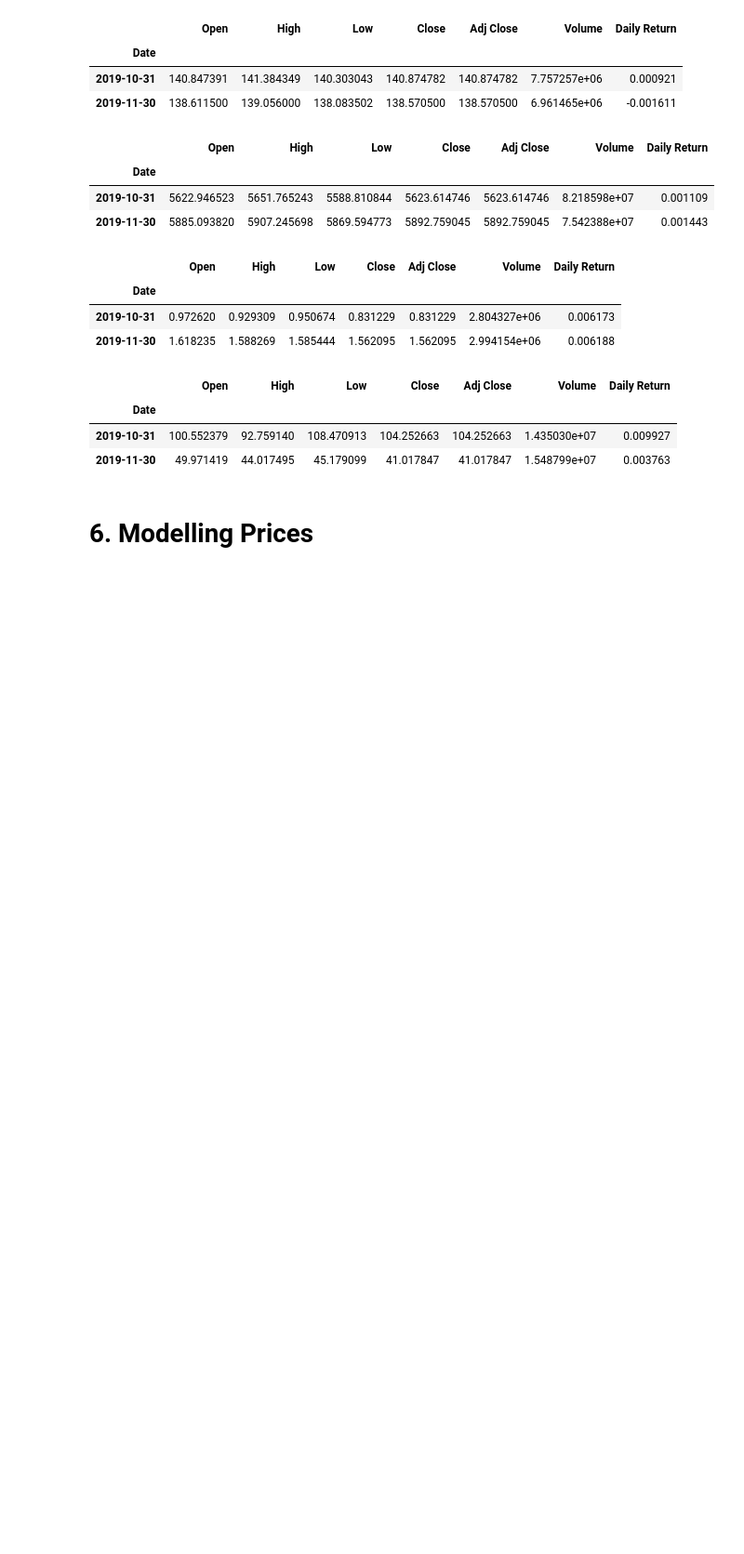
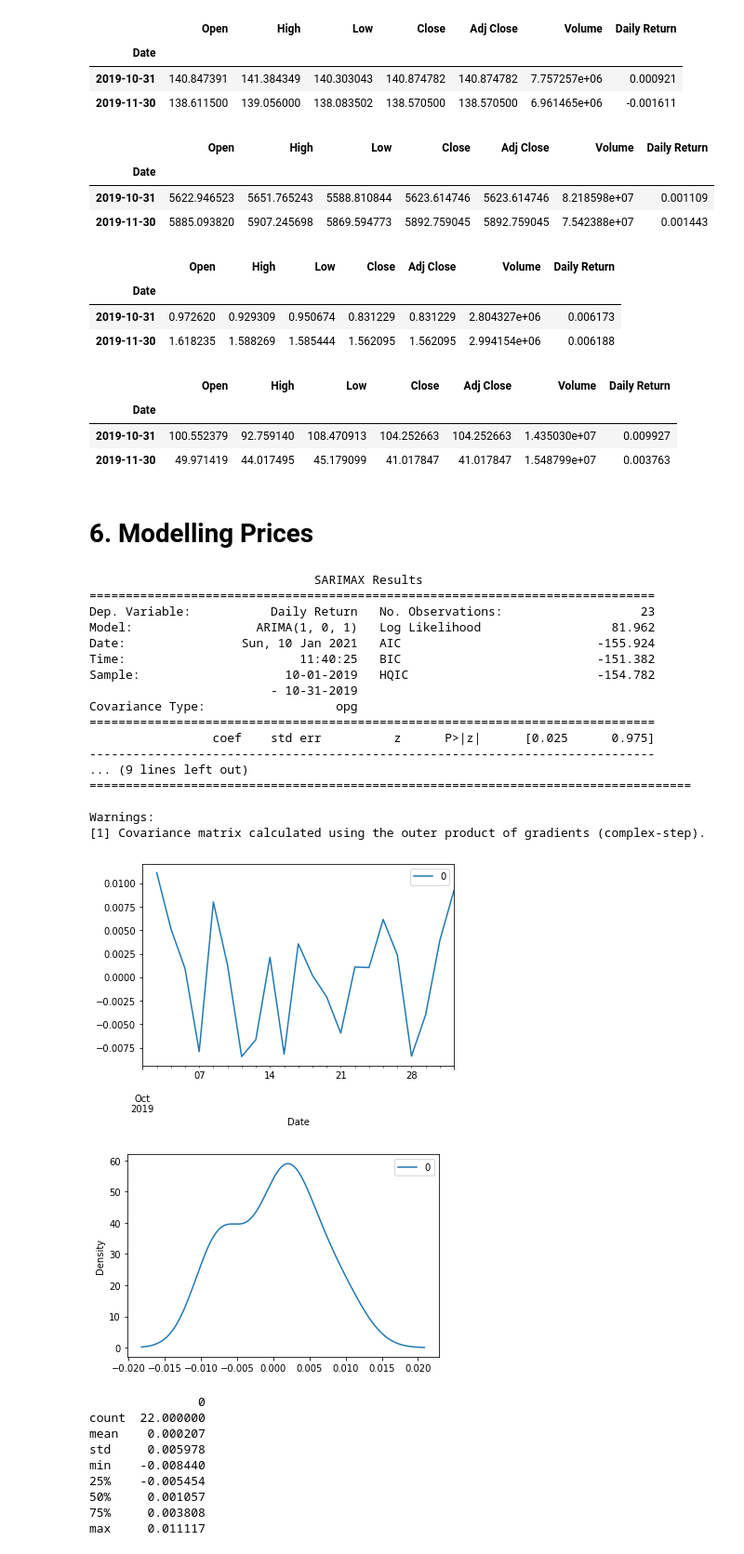
Before and after one commit to fabulouskorex/econometrics-WQU, a Jupyter notebook: Econometrics - Submission 1.ipynb, the cells around one changed output. Shown at 93% size. Saved outputs shown, nothing was run; the diff lists cells and outputs as text; code cells hidden in the pictures; blank space fills up the shorter version.

```diff
--- a/Econometrics - Submission 1.ipynb
+++ b/Econometrics - Submission 1.ipynb
@@ -72,0 +64,2 @@ equity_df.tail()
+# %%
+gold_df = gold_df[gold_df.index.dayofweek < 5]
@@ -128,3 +129,47 @@ equity_df.resample('M').std()
 | 2019-11-30 | 49.971419 | 44.017495 | 45.179099 | 41.017847 | 41.017847 | 1.548799e+07 | 0.003763 |
 # %% [markdown]
 # 6. Modelling Prices
+# %%
+# fit model
+model = ARIMA(gold_df[gold_df.index < "2019-11-01"]["Daily Return"], order=(1,0,1))
+model_fit = model.fit()
+# summary of fit model
+print(model_fit.summary())
+# line plot of residuals
+residuals = pd.DataFrame(model_fit.resid)
+residuals.plot()
+pyplot.show()
+# density plot of residuals
+residuals.plot(kind='kde')
+pyplot.show()
+# summary stats of residuals
+print(residuals.describe())
+# %% [output]
+                               SARIMAX Results
+==============================================================================
+Dep. Variable:           Daily Return   No. Observations:                   23
+Model:                 ARIMA(1, 0, 1)   Log Likelihood                  81.962
+Date:                Sun, 10 Jan 2021   AIC                           -155.924
+Time:                        11:40:25   BIC                           -151.382
+Sample:                    10-01-2019   HQIC                          -154.782
+                         - 10-31-2019
+Covariance Type:                  opg
+==============================================================================
+                 coef    std err          z      P>|z|      [0.025      0.975]
+------------------------------------------------------------------------------
+... (9 lines left out)
+===================================================================================
+
+Warnings:
+[1] Covariance matrix calculated using the outer product of gradients (complex-step).
+[figure, added]
+[figure, added]
+               0
+count  22.000000
+mean    0.000207
+std     0.005978
+min    -0.008440
+25%    -0.005454
+50%     0.001057
+75%     0.003808
+max     0.011117
```
Also changed, not shown: parts of 15 cells of this notebook, 2 other files.
